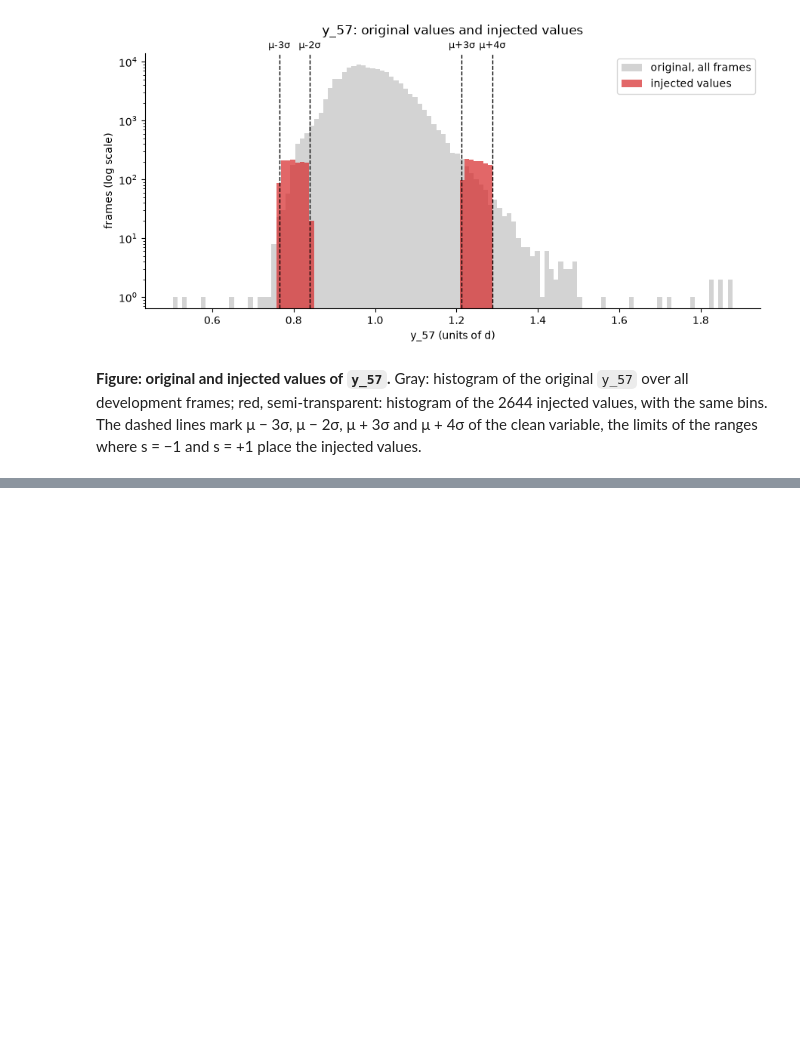
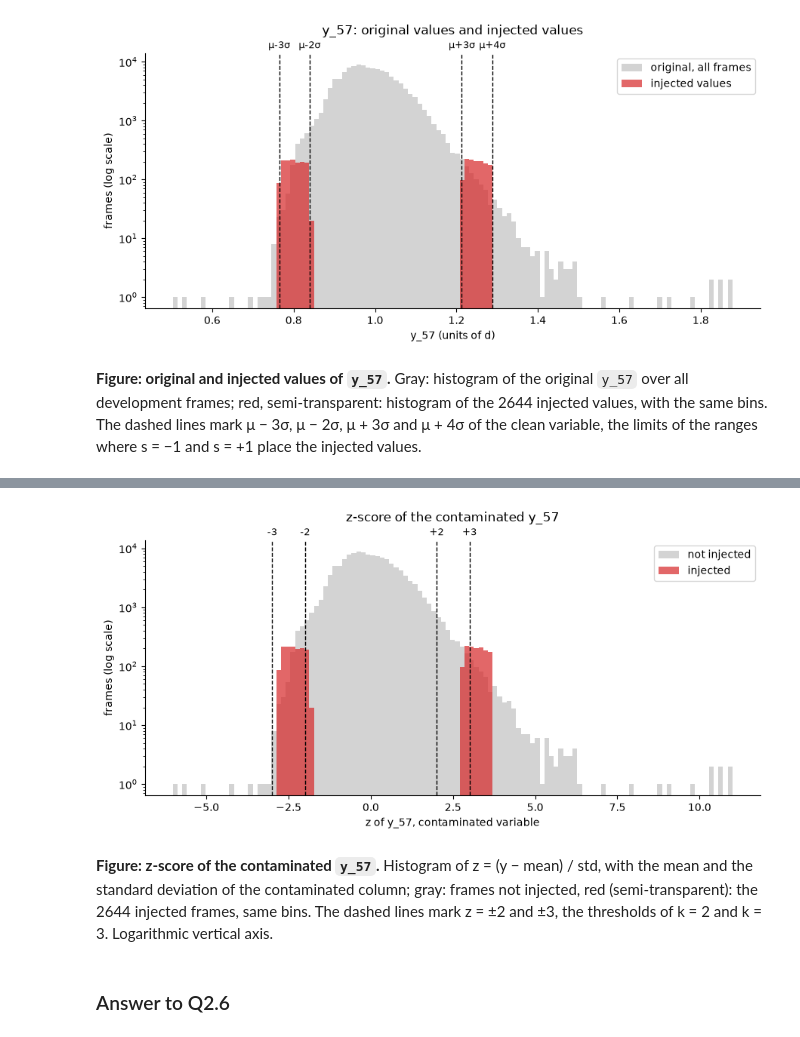
Before and after one commit to migasantunes/Emotion_Recognition, a Jupyter notebook: notebooks/02_quality.ipynb, the cells around one changed output, grey strips where cells are left out. Cells and saved outputs as stored; diff of their text form; code cells hidden in the pictures; blank space fills up the shorter version.

```diff
--- a/notebooks/02_quality.ipynb
+++ b/notebooks/02_quality.ipynb
@@ -701,0 +717,13 @@ plt.show()
+# %%
+truth = df_c["injected"].to_numpy()
+below = (df_c["y_57"] < mu).to_numpy()  # injected frames below the clean mean (mu of 2.5) = s = -1
+
+rows = {}
+for k in (3, 2.5, 2, 1.5):
+    f = outl.zscore_flags(df_c[["y_57"]], k)[:, 0]  # mean and std of the contaminated variable
+    scores = outl.detection_scores(f, truth)  # dict: flagged, TP, FP, FN, recall, precision
+    scores["TP s=-1"] = (f & truth & below).sum()  # injected below the mean and caught
+    scores["TP s=+1"] = (f & truth & ~below).sum()  # injected above the mean and caught
+    rows[f"k = {k}"] = scores
+z_scores = pd.DataFrame.from_dict(rows, orient="index")  # one row per k
+z_scores.round(3)
@@ -701,0 +739,25 @@ plt.show()
+# %%
+y = df_c["y_57"]
+z_c = (y - y.mean()) / y.std(ddof=0)  # the z of zscore_flags, on the contaminated variable
+bins = np.linspace(z_c.min(), z_c.max(), 120)
+
+fig, ax = plt.subplots(figsize=(9, 4.5))
+ax.hist(z_c[~df_c["injected"]], bins=bins, color="lightgray", label="not injected")
+ax.hist(z_c[df_c["injected"]], bins=bins, color="tab:red", alpha=0.7, label="injected")
+for j in (-3, -2, 2, 3):  # thresholds of k = 3 and k = 2
+    ax.axvline(j, color="black", linestyle="--", linewidth=1)
+    ax.text(j, 1.02, f"{j:+d}", transform=ax.get_xaxis_transform(), ha="center", fontsize=9)
+ax.set_yscale("log")
+ax.set_xlabel("z of y_57, contaminated variable")
+ax.set_ylabel("frames (log scale)")
+ax.set_title("z-score of the contaminated y_57", pad=18)
+ax.legend()
+sns.despine(ax=ax)
+plt.tight_layout()
+plt.show()
+# %% [output]
+[figure, added]
+# %% [markdown]
+**Figure: z-score of the contaminated `y_57`.** Histogram of z = (y − mean) / std, with the mean and the standard deviation of the contaminated column; gray: frames not injected, red (semi-transparent): the 2644 injected frames, same bins. The dashed lines mark z = ±2 and ±3, the thresholds of k = 2 and k = 3. Logarithmic vertical axis.
+# %% [markdown]
+### Answer to Q2.6
```
Also changed, not shown: parts of 7 cells of this notebook, 1 other file.
